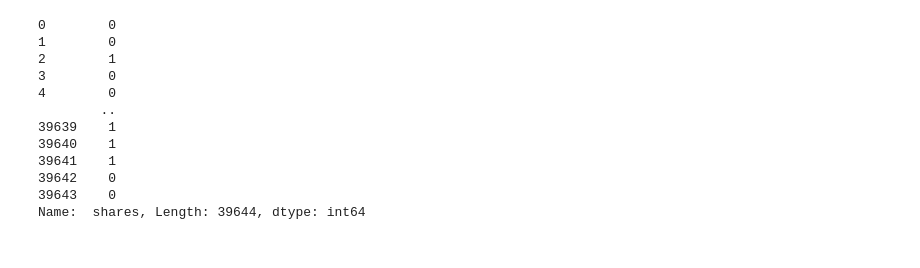
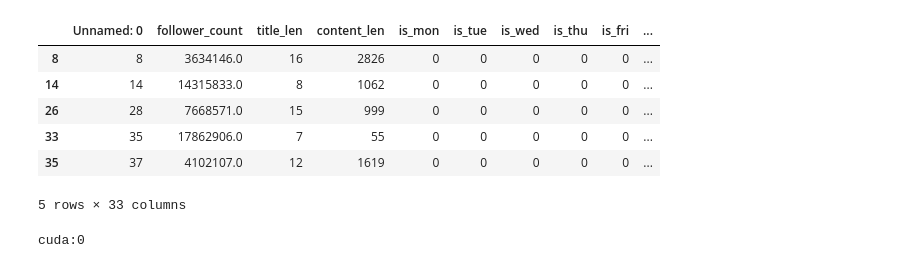
Before and after one commit to raaahulss/project_viralnews, a Jupyter notebook: model/lstm_baseline.ipynb, the cells around one changed output. Drawn from its saved outputs; the diff is of its cells as text; code cells hidden in the pictures.

```diff
--- a/model/lstm_baseline.ipynb
+++ b/model/lstm_baseline.ipynb
@@ -65,0 +175,6 @@ np.mean(df['content_length'])
+# %%
+# Split Train and Test dfs
+mask = np.random.rand(len(df)) < 0.8
+train = df[mask]
+test = df[~mask]
+print("train len:", len(train), "test len: ", len(test))
@@ -74,8 +191,8 @@ def tokenize(text):
 # %%
 #count number of occurences of each word
 counts = Counter()
-for index, row in df.iterrows():
-    counts.update(tokenize(row['content']))
+for index, row in train.iterrows():
+    counts.update(tokenize(row['full_text']))
 # %%
 #deleting infrequnet words
 print("num_words before:", len(counts.keys()))
@@ -144,15 +245,0 @@ X
-# %%
-y
-# %% [output]
-0        0
-1        0
-2        1
-3        0
-4        0
-        ..
-39639    1
-39640    1
-39641    1
-39642    0
-39643    0
-Name:  shares, Length: 39644, dtype: int64
@@ -161,0 +246,14 @@ y = list(df['shares'])
+# %%
+#train = train.drop(['tweet_id','created_time','count','1','2','3','4','5','6','user_id','screen_name','title','content','url','expanded_url','created_datetime','max_retweets'], axis = 1)
+#test = test.drop(['tweet_id','created_time','count','1','2','3','4','5','6','user_id','screen_name','title','content','url','expanded_url','created_datetime','max_retweets'], axis = 1)
+#train = train.drop(['full_text'],axis=1)
+test = test.drop(['full_text'],axis=1)
+test.head()
+# %% [output]
+|  | Unnamed: 0 | follower_count | title_len | content_len | is_mon | is_tue | is_wed | is_thu | is_fri | ... |
+| 8 | 8 | 3634146.0 | 16 | 2826 | 0 | 0 | 0 | 0 | 0 | ... |
+| 14 | 14 | 14315833.0 | 8 | 1062 | 0 | 0 | 0 | 0 | 0 | ... |
+| 26 | 28 | 7668571.0 | 15 | 999 | 0 | 0 | 0 | 0 | 0 | ... |
+| 33 | 35 | 17862906.0 | 7 | 55 | 0 | 0 | 0 | 0 | 0 | ... |
+| 35 | 37 | 4102107.0 | 12 | 1619 | 0 | 0 | 0 | 0 | 0 | ... |
+5 rows × 33 columns
@@ -162 +263,6 @@ y = list(df['shares'])
+# %%
+device = torch.device("cuda:0" if torch.cuda.is_available() else "cpu")
+print(device)
+# %% [output]
+cuda:0
 # %%
```
Also changed, not shown: parts of 63 cells of this notebook.
